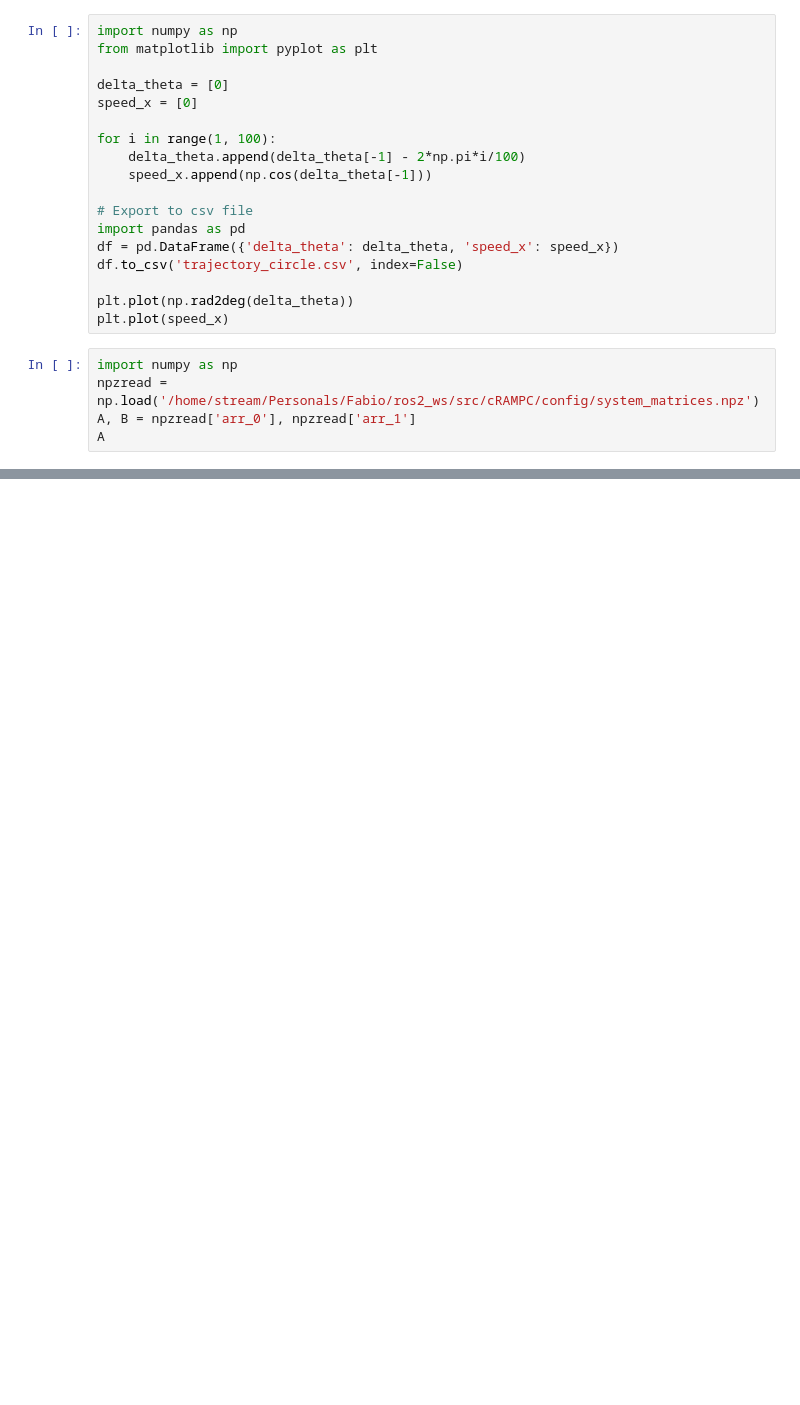
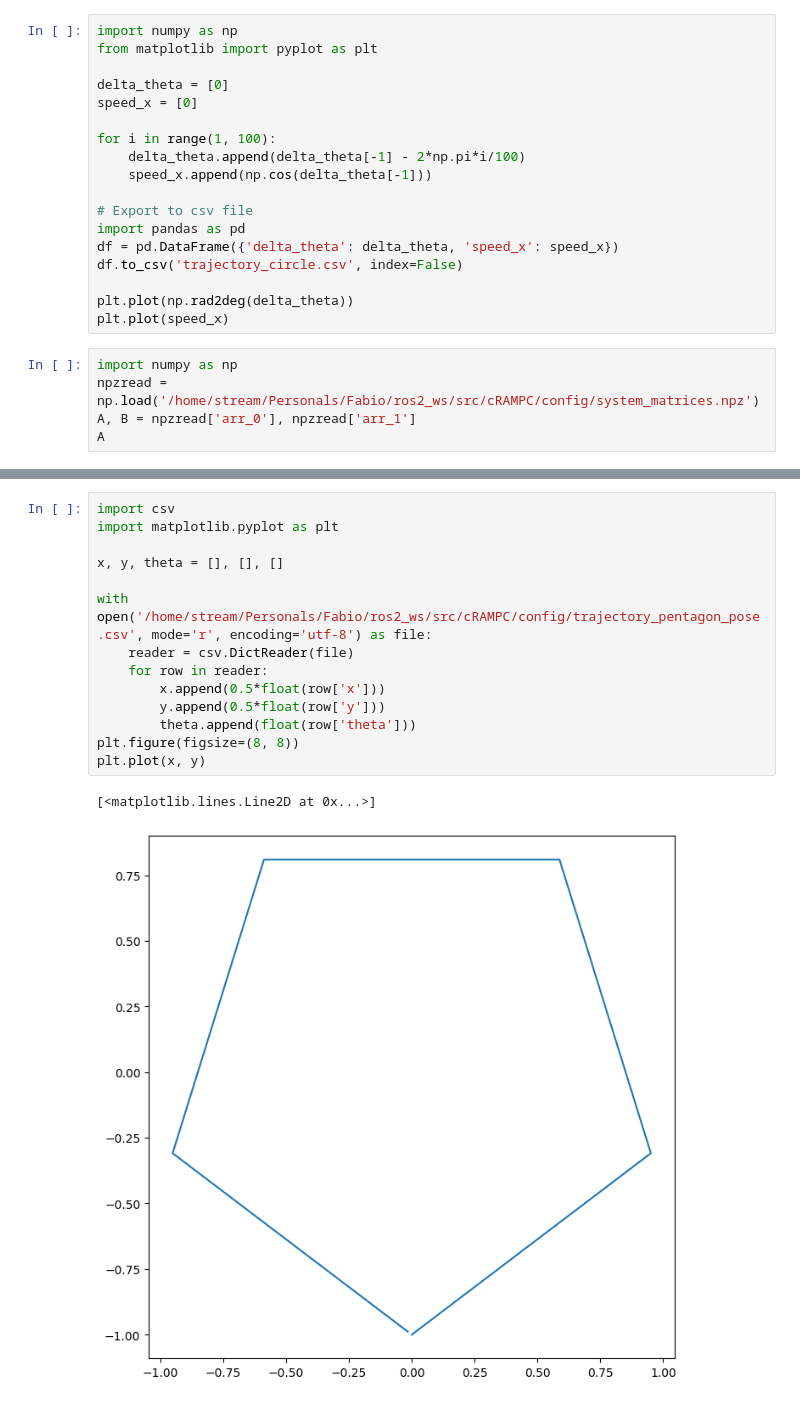
Before and after one commit to Arthasee/cRAMPC, a Jupyter notebook: cRAMPC/test.ipynb, the cells around one changed output, grey strips where cells are left out. Saved outputs shown, nothing was run; the diff lists cells and outputs as text; blank space fills up the shorter version.

```diff
--- a/cRAMPC/test.ipynb
+++ b/cRAMPC/test.ipynb
@@ -182,0 +187,17 @@ with open('trajectory_circle_pose.csv', mode='r', encoding='utf-8') as file:
+# %%
+import csv
+import matplotlib.pyplot as plt
+
+x, y, theta = [], [], []
+
+with open('/home/stream/Personals/Fabio/ros2_ws/src/cRAMPC/config/trajectory_pentagon_pose.csv', mode='r', encoding='utf-8') as file:
+    reader = csv.DictReader(file)
+    for row in reader:
+        x.append(0.5*float(row['x']))
+        y.append(0.5*float(row['y']))
+        theta.append(float(row['theta']))
+plt.figure(figsize=(8, 8))
+plt.plot(x, y)
+# %% [output]
+[<matplotlib.lines.Line2D at 0x...>]
+[figure, added]
```
Also changed, not shown: parts of 2 cells of this notebook, 11 other files.
